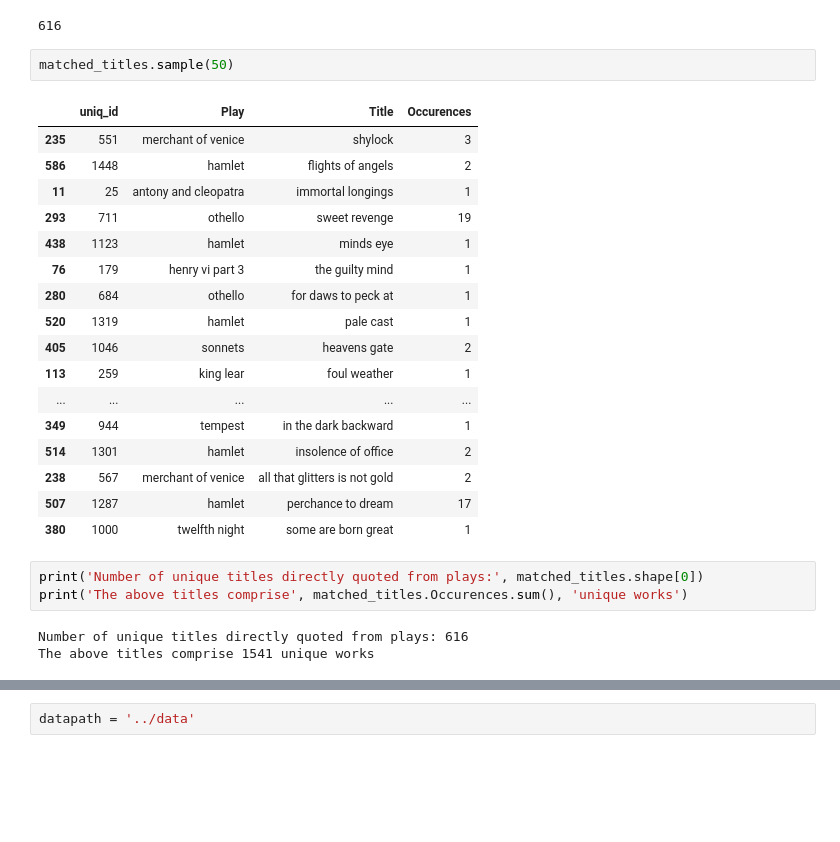
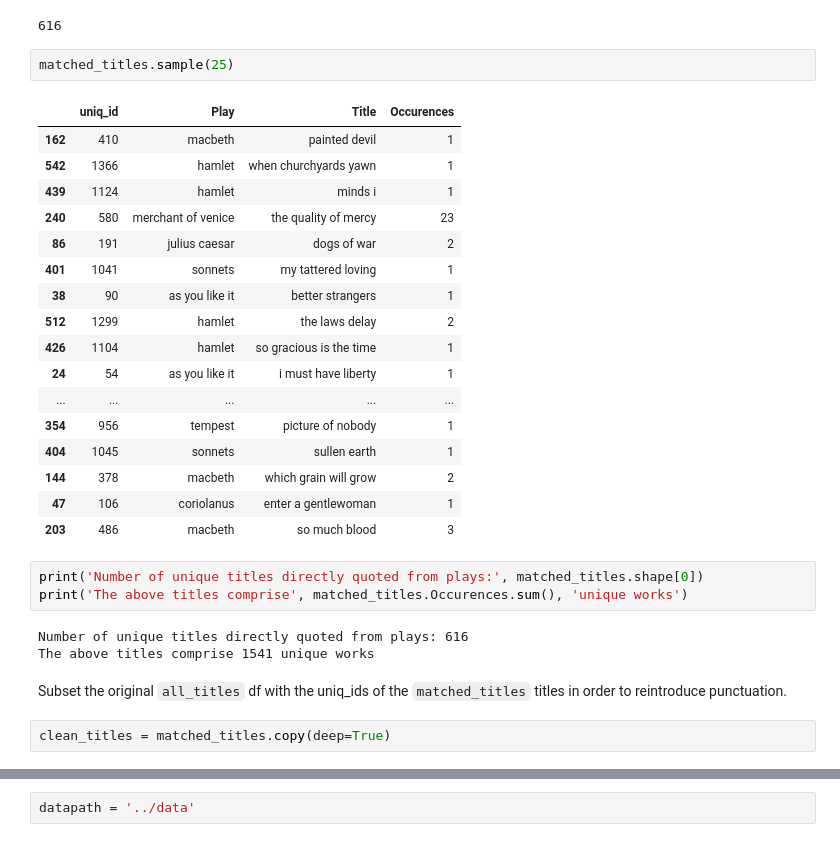
Before and after one commit to leifsmoddir/What-is-in-a-Title, a Jupyter notebook: data_wrangling/Title_Cleaning.ipynb, the cells around one changed output, grey strips where cells are left out. Saved outputs shown, nothing was run; the diff lists cells and outputs as text; blank space fills up the shorter version.

Commit message:
Add clean-up code

```diff
--- a/data_wrangling/Title_Cleaning.ipynb
+++ b/data_wrangling/Title_Cleaning.ipynb
@@ -390,28 +390,32 @@ matched_titles.shape[0]
 # %% [output]
 616
 # %%
-matched_titles.sample(50)
+matched_titles.sample(25)
 # %% [output]
 |  | uniq_id | Play | Title | Occurences |
-| 235 | 551 | merchant of venice | shylock | 3 |
-| 586 | 1448 | hamlet | flights of angels | 2 |
-| 11 | 25 | antony and cleopatra | immortal longings | 1 |
-| 293 | 711 | othello | sweet revenge | 19 |
-| 438 | 1123 | hamlet | minds eye | 1 |
-| 76 | 179 | henry vi part 3 | the guilty mind | 1 |
-| 280 | 684 | othello | for daws to peck at | 1 |
-| 520 | 1319 | hamlet | pale cast | 1 |
-| 405 | 1046 | sonnets | heavens gate | 2 |
-| 113 | 259 | king lear | foul weather | 1 |
+| 162 | 410 | macbeth | painted devil | 1 |
+| 542 | 1366 | hamlet | when churchyards yawn | 1 |
+| 439 | 1124 | hamlet | minds i | 1 |
+| 240 | 580 | merchant of venice | the quality of mercy | 23 |
+| 86 | 191 | julius caesar | dogs of war | 2 |
+| 401 | 1041 | sonnets | my tattered loving | 1 |
+| 38 | 90 | as you like it | better strangers | 1 |
+| 512 | 1299 | hamlet | the laws delay | 2 |
+| 426 | 1104 | hamlet | so gracious is the time | 1 |
+| 24 | 54 | as you like it | i must have liberty | 1 |
 | ... | ... | ... | ... | ... |
-| 349 | 944 | tempest | in the dark backward | 1 |
-| 514 | 1301 | hamlet | insolence of office | 2 |
-| 238 | 567 | merchant of venice | all that glitters is not gold | 2 |
-| 507 | 1287 | hamlet | perchance to dream | 17 |
-| 380 | 1000 | twelfth night | some are born great | 1 |
+| 354 | 956 | tempest | picture of nobody | 1 |
+| 404 | 1045 | sonnets | sullen earth | 1 |
+| 144 | 378 | macbeth | which grain will grow | 2 |
+| 47 | 106 | coriolanus | enter a gentlewoman | 1 |
+| 203 | 486 | macbeth | so much blood | 3 |
 # %%
 print('Number of unique titles directly quoted from plays:', matched_titles.shape[0])
 print('The above titles comprise', matched_titles.Occurences.sum(), 'unique works')
 # %% [output]
 Number of unique titles directly quoted from plays: 616
 The above titles comprise 1541 unique works
+# %% [markdown]
+Subset the original `all_titles` df with the uniq_ids of the `matched_titles` titles in order to reintroduce punctuation.
+# %%
+clean_titles = matched_titles.copy(deep=True)
```
Also changed, not shown: parts of 15 cells of this notebook.
